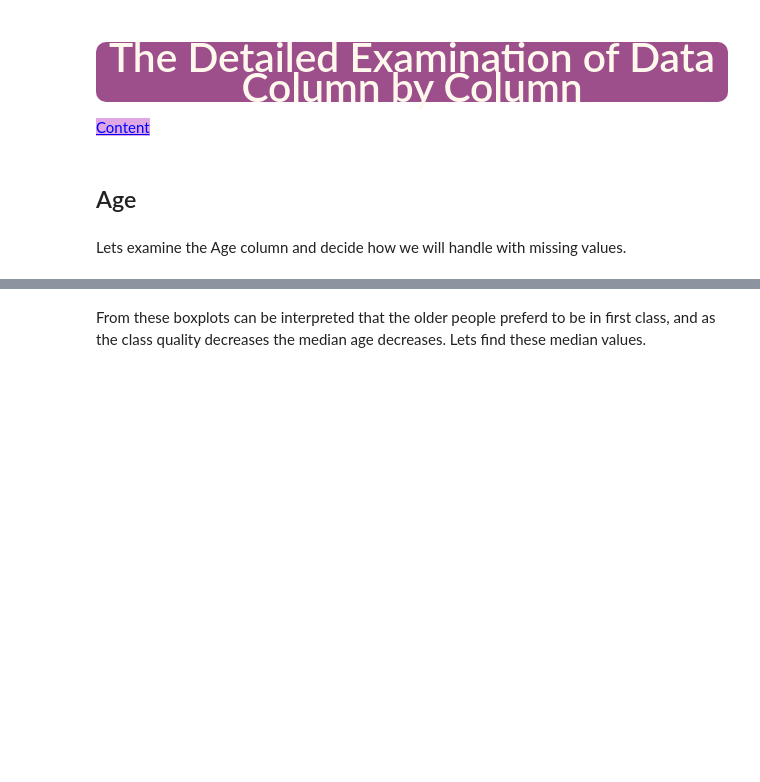
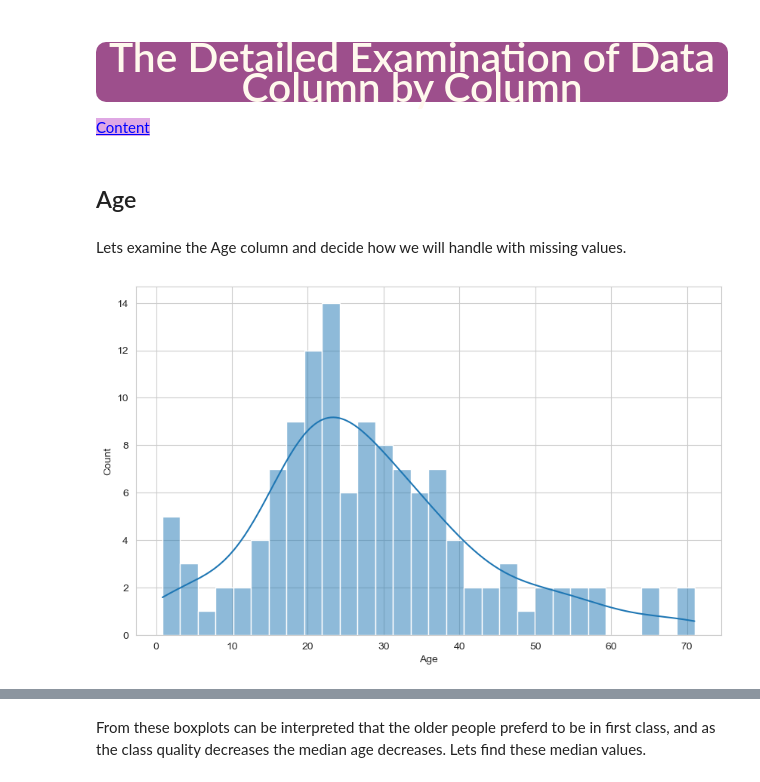
Before and after one commit to 4dsolutions/clarusway_data_analysis, a Jupyter notebook: DAwPy_S12_(Recap-EDA on Titanic Dataset)/DAwPy-S12 (Recap-EDA on Titanic Dataset).ipynb, the cells around one changed output, grey strips where cells are left out. Saved outputs shown, nothing was run; the diff lists cells and outputs as text; code cells hidden in the pictures; blank space fills up the shorter version.

```diff
--- a/DAwPy_S12_(Recap-EDA on Titanic Dataset)/DAwPy-S12 (Recap-EDA on Titanic Dataset).ipynb
+++ b/DAwPy_S12_(Recap-EDA on Titanic Dataset)/DAwPy-S12 (Recap-EDA on Titanic Dataset).ipynb
@@ -198,7 +314,9 @@ style="color:blue; background-color:#dfa8e4" data-toggle="popover">Content</a>
 # %% [markdown]
 Lets examine the Age column and decide how we will handle with missing values.
 # %%
-sns.histplot(df, x='Age', kde=False, bins=30);
+sns.histplot(df, x='Age', kde=True, bins=30);
+# %% [output]
+[figure, added]
 # %%
 mean = df.Age.mean()
 mean
```
Also changed, not shown: parts of 81 cells of this notebook.
